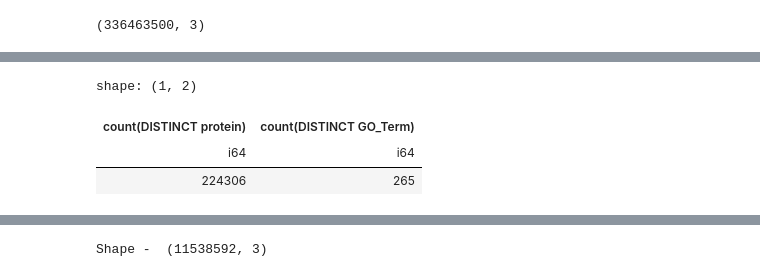
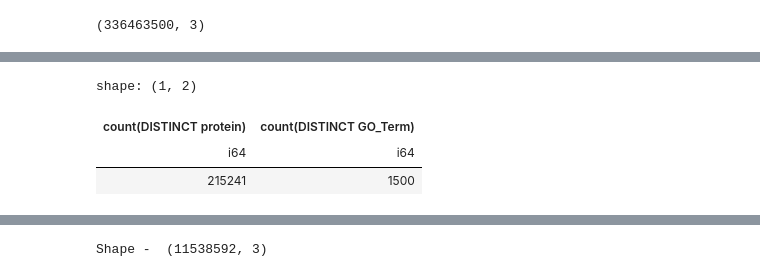
Before and after one commit to sumaniitm/cafa-6-protein-function-prediction-kaggle, a Jupyter notebook: cafa6-baseline-and-feature-engineering.ipynb, the cells around one changed output, grey strips where cells are left out. Cells and saved outputs as stored; diff of their text form; code cells hidden in the pictures.

```diff
--- a/cafa6-baseline-and-feature-engineering.ipynb
+++ b/cafa6-baseline-and-feature-engineering.ipynb
@@ -1021,8 +993,8 @@ shape: (10, 3)
 # %%
-dd.sql("select count(distinct(protein)), count(distinct(GO_Term)) from submission_df_cc").pl()
+dd.sql("select count(distinct(protein)), count(distinct(GO_Term)) from submission_df_bp").pl()
 # %% [output]
 shape: (1, 2)
 | count(DISTINCT protein) | count(DISTINCT GO_Term) |
 | i64 | i64 |
-| 224306 | 265 |
+| 215241 | 1500 |
 # %%
```
Also changed, not shown: parts of 35 cells of this notebook.
